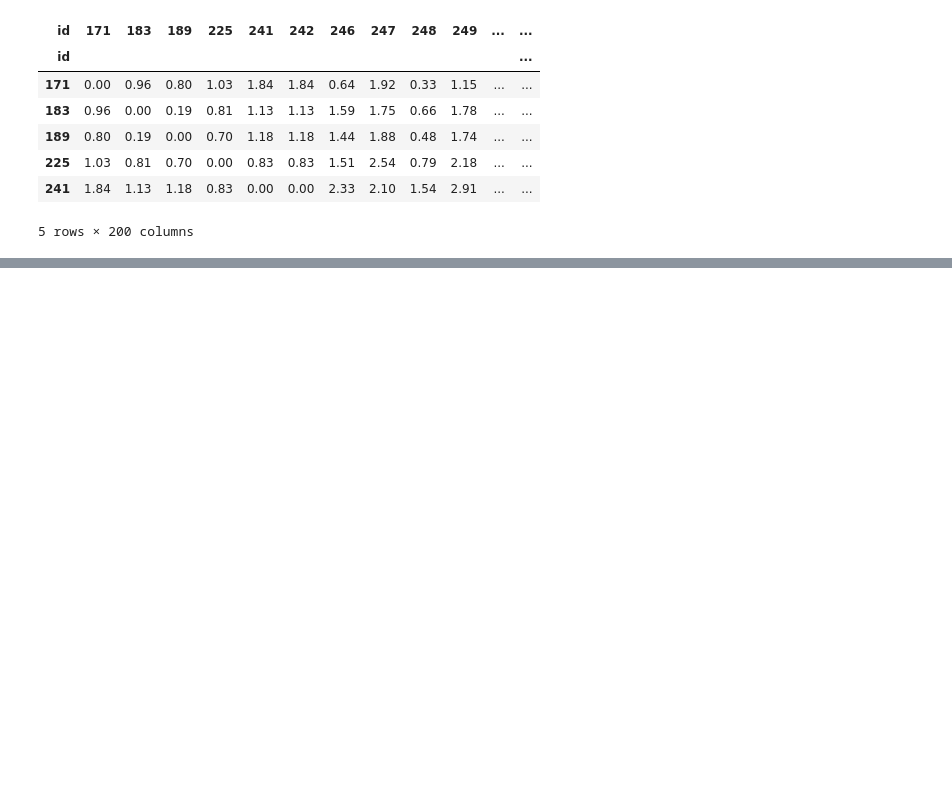
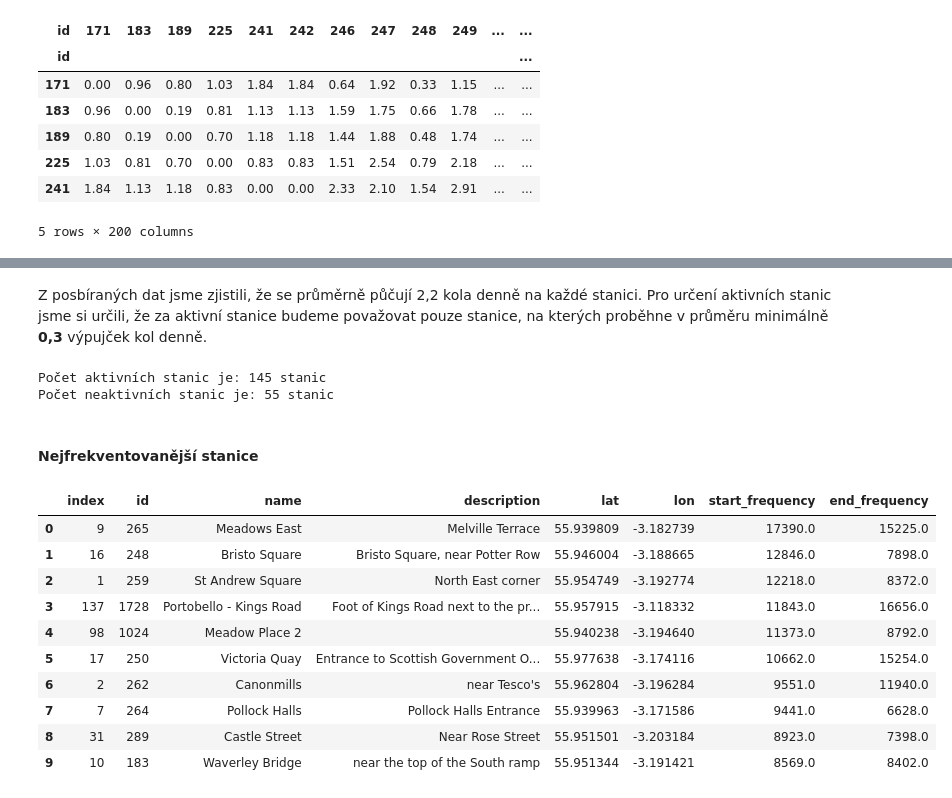
Before and after one commit to 9berny9/bikes, a Jupyter notebook: bikes_process.ipynb, the cells around one changed output, grey strips where cells are left out. Saved outputs shown, nothing was run; the diff lists cells and outputs as text; code cells hidden in the pictures; blank space fills up the shorter version.

```diff
--- a/bikes_process.ipynb
+++ b/bikes_process.ipynb
@@ -150,0 +238,35 @@ distance.head()
+# %% [markdown]
+
+Z posbíraných dat jsme zjistili, že se průměrně půčují 2,2 kola denně na každé stanici. Pro určení aktivních stanic jsme si určili, že za aktivní stanice budeme považovat pouze stanice, na kterých proběhne v průměru minimálně **0,3** výpujček kol denně.
+# %%
+# pocet vypujceni prepoctenych na 0,3 denně
+rent_by_day = 0.3
+days_variable = rent_by_day * date_range
+# vsechny stanice, které mají v průměru méně jak 0,3 výpujček kol za den
+active_stations = df_s[df_s["start_frequency"] > days_variable]
+inactive_stations = df_s[df_s["start_frequency"] < days_variable]
+# %%
+print(f"Počet aktivních stanic je: {active_stations.id.count()} stanic")
+print(f"Počet neaktivních stanic je: {inactive_stations.id.count()} stanic")
+# %% [output]
+Počet aktivních stanic je: 145 stanic
+Počet neaktivních stanic je: 55 stanic
+# %% [markdown]
+#### Nejfrekventovanější stanice<a name="3.1.2"></a>
+# %%
+# 10 nejfrekventovanějších stanic pro vypůjčení kola
+top_rent_stations = active_stations.sort_values(by= "start_frequency", ascending= False).head(10).reset_index()
+# %%
+top_rent_stations
+# %% [output]
+|  | index | id | name | description | lat | lon | start_frequency | end_frequency |
+| 0 | 9 | 265 | Meadows East | Melville Terrace | 55.939809 | -3.182739 | 17390.0 | 15225.0 |
+| 1 | 16 | 248 | Bristo Square | Bristo Square, near Potter Row | 55.946004 | -3.188665 | 12846.0 | 7898.0 |
+| 2 | 1 | 259 | St Andrew Square | North East corner | 55.954749 | -3.192774 | 12218.0 | 8372.0 |
+| 3 | 137 | 1728 | Portobello - Kings Road | Foot of Kings Road next to the pr... | 55.957915 | -3.118332 | 11843.0 | 16656.0 |
+| 4 | 98 | 1024 | Meadow Place 2 |  | 55.940238 | -3.194640 | 11373.0 | 8792.0 |
+| 5 | 17 | 250 | Victoria Quay | Entrance to Scottish Government O... | 55.977638 | -3.174116 | 10662.0 | 15254.0 |
+| 6 | 2 | 262 | Canonmills | near Tesco's | 55.962804 | -3.196284 | 9551.0 | 11940.0 |
+| 7 | 7 | 264 | Pollock Halls | Pollock Halls Entrance | 55.939963 | -3.171586 | 9441.0 | 6628.0 |
+| 8 | 31 | 289 | Castle Street | Near Rose Street | 55.951501 | -3.203184 | 8923.0 | 7398.0 |
+| 9 | 10 | 183 | Waverley Bridge | near the top of the South ramp | 55.951344 | -3.191421 | 8569.0 | 8402.0 |
```
Also changed, not shown: parts of 46 cells of this notebook.
